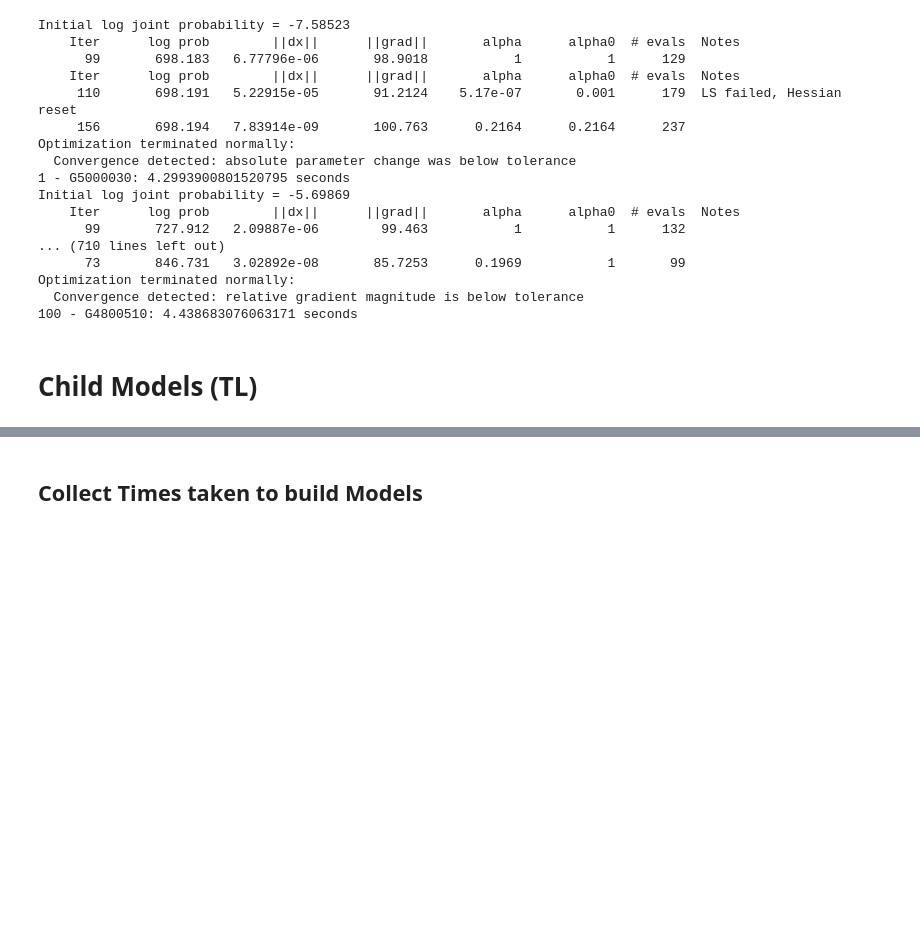
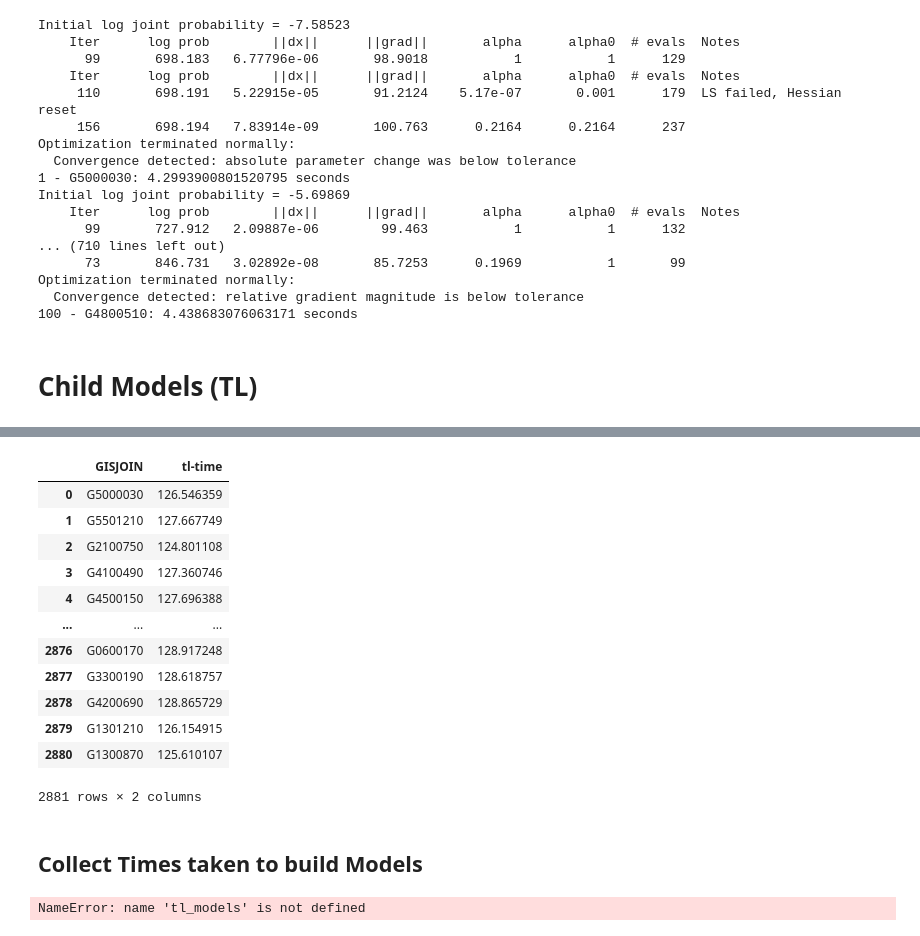
Before and after one commit to menuka94/sustain-timeseries, a Jupyter notebook: [COVID-19] New Time-Series Models (w Global Models).ipynb, the cells around one changed output, grey strips where cells are left out. Cells and saved outputs as stored; diff of their text form; code cells hidden in the pictures; blank space fills up the shorter version.

Commit message:
ucc-21: update covid-19 time-series models

```diff
--- a/[COVID-19] New Time-Series Models (w Global Models).ipynb
+++ b/[COVID-19] New Time-Series Models (w Global Models).ipynb
@@ -279,4 +288,5 @@ G5000030 G5501210 G2100750 G4100490 G4500150 G2900510 G3700710 G5101250 G4803370
 G2700130 G3701870 G1700910 G2901390 G3700790 G4201010 G4001310 G5500730 G4900150 G2600430 G5100090 G2900070 G3400110 G1800690 G2002050 G2905100 G4100390 G1301090 G2101070 G3900430 G3900270 G2100170 G4 ...
 G1901430 G5105900 G2000150 G2600450 G5100650 G5106830 G5501090 G3500310 G1701630 G1901590 G4100550 G2900490 G1200050 G2300170 G3701390 G4100310 G1900170 G1701270 G2600590 G3600070 G1701150 G3900170 G0 ...
 # %%
-pickle.dump(child_dfs, open('pickles/covid/child_dfs.pkl', 'wb'))
+# pickle.dump(child_dfs, open('pickles/covid/child_dfs.pkl', 'wb'))
+child_dfs = pickle.load(open('pickles/covid/child_dfs.pkl', 'rb'))
@@ -304,8 +334,8 @@ class NonTLModel:
 import time
 
 non_tl_models = {}
-counter = 1100
-for gis_join in list(child_dfs.keys())[:100]:
+counter = 1
+for gis_join in list(child_dfs.keys())[:200]:
     time1 = time.monotonic()
     predict(child_dfs[gis_join])
     time2 = time.monotonic() - time1
@@ -465,3 +424,27 @@ Optimization terminated normally:
+# %%
+gis_joins = []
+tl_times = []
+
+for r, t in results:
+    gis_joins.append(r)
+    tl_times.append(t)
+
+df_tl_times = pd.DataFrame(zip(gis_joins, tl_times), columns=['GISJOIN', 'tl-time'])
+df_tl_times
+# %% [output]
+|  | GISJOIN | tl-time |
+| 0 | G5000030 | 126.546359 |
+| 1 | G5501210 | 127.667749 |
+| 2 | G2100750 | 124.801108 |
+| 3 | G4100490 | 127.360746 |
+| 4 | G4500150 | 127.696388 |
+| ... | ... | ... |
+| 2876 | G0600170 | 128.917248 |
+| 2877 | G3300190 | 128.618757 |
+| 2878 | G4200690 | 128.865729 |
+| 2879 | G1301210 | 126.154915 |
+| 2880 | G1300870 | 125.610107 |
+2881 rows × 2 columns
 # %% [markdown]
 ## Collect Times taken to build Models
 # %%
@@ -475,4 +458,6 @@ df_non_tl.to_csv('covid_non_tl_times.csv', index=False)
 tl_times = [x.time for x in tl_models.values()]
 
 df_non_tl = pd.DataFrame(list(zip(tl_models.keys(), tl_times)), columns=['GISJOIN', 'Time'])
-df_non_tl.to_csv('covid_tl_times.csv', index=False)
+df_non_tl.to_csv('covid_tl_times_all.csv', index=False)
+# %% [output]
+NameError: name 'tl_models' is not defined
```
Also changed, not shown: parts of 9 cells of this notebook, 7 other files.
